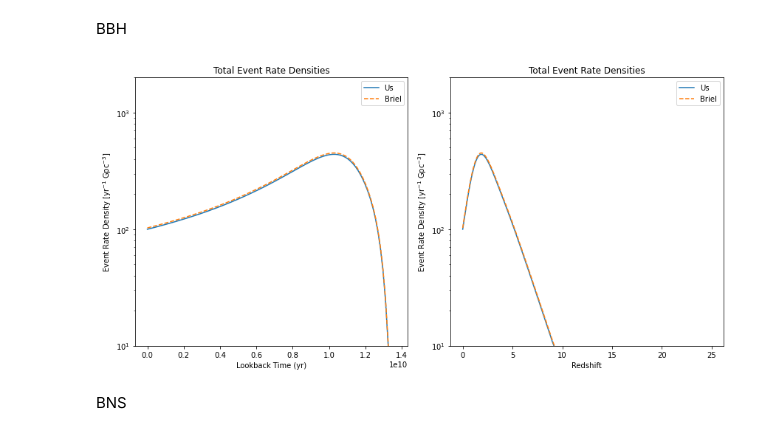
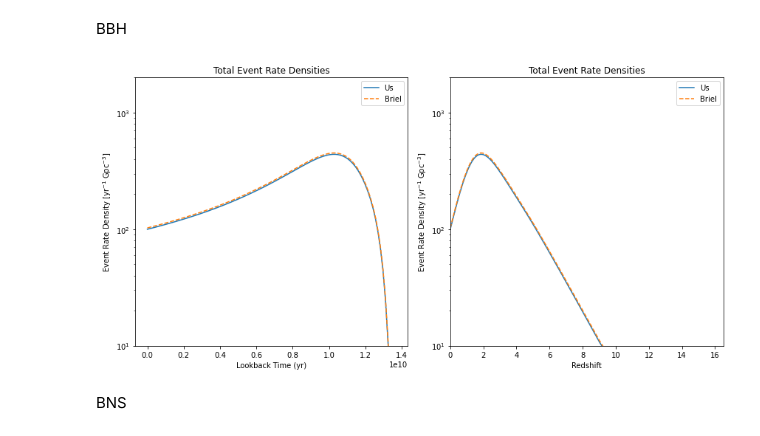
Before and after one commit to NicholaCharlton/Y4_Project, a Jupyter notebook: Dillon/Semester 2/Custom Rates.ipynb, the cells around one changed output. Saved outputs shown, nothing was run; the diff lists cells and outputs as text; code cells hidden in the pictures.

```diff
--- a/Dillon/Semester 2/Custom Rates.ipynb
+++ b/Dillon/Semester 2/Custom Rates.ipynb
@@ -581,28 +642,29 @@ BBH
 # %%
 fig, axs = plt.subplots(1, 2, figsize=(12, 6))
 
 axs[0].plot(edges[:-1], np.sum(rates['BBH'], axis=0)[0], label='Us')
 axs[0].plot(edges[:-1], np.sum(event_rates['empirical']["BBH"], axis=0), '--', label='Briel')
 axs[0].set_yscale('log')
 axs[0].set_ylim(1e1, 2e3)
 axs[0].set_xlabel('Lookback Time (yr)')
 axs[0].set_ylabel(r"Event Rate Density [yr$^{-1}$ Gpc$^{-3}]$")
 axs[0].set_title('Total Event Rate Densities')
 axs[0].legend()
 
 axs[1].plot(redshift_edges[:-1], np.sum(rates['BBH'], axis=0)[0], label='Us')
 axs[1].plot(redshift_edges[:-1], np.sum(event_rates['empirical']["BBH"], axis=0), '--', label='Briel')
 axs[1].set_yscale('log')
 axs[1].set_ylim(1e1, 2e3)
+axs[1].set_xlim(0, 16.5)
 axs[1].set_xlabel('Redshift')
 axs[1].set_ylabel(r"Event Rate Density [yr$^{-1}$ Gpc$^{-3}]$")
 axs[1].set_title('Total Event Rate Densities')
 axs[1].legend()
 
 plt.tight_layout()
 plt.show()
 # %% [output]
-[figure, old version]
+[figure, new version]
 # %% [markdown]
 BNS
 # %%
```
Also changed, not shown: parts of 11 cells of this notebook.
